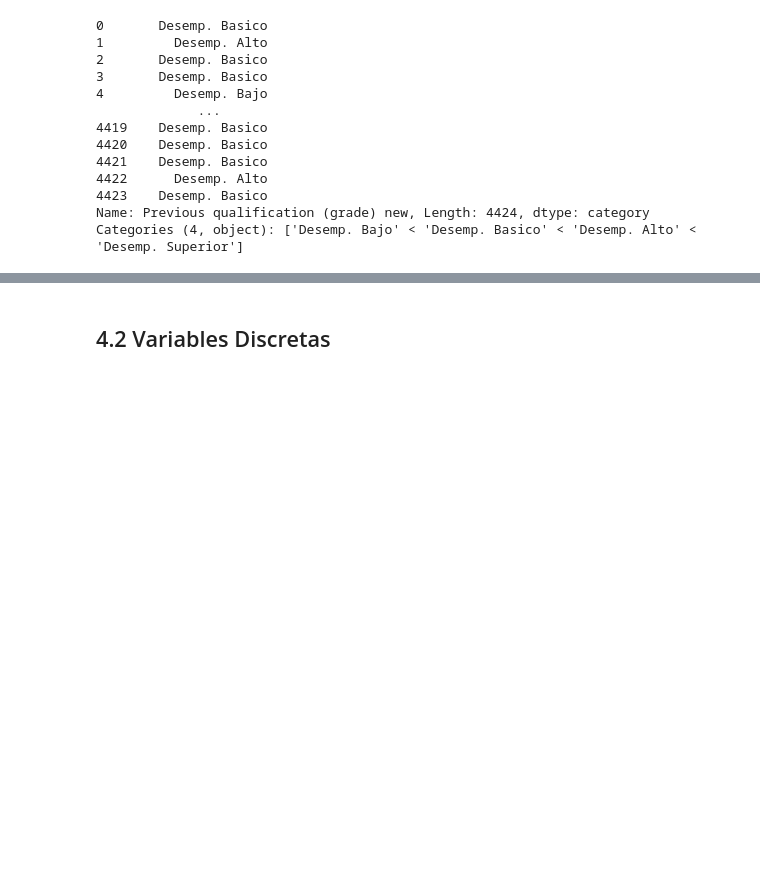
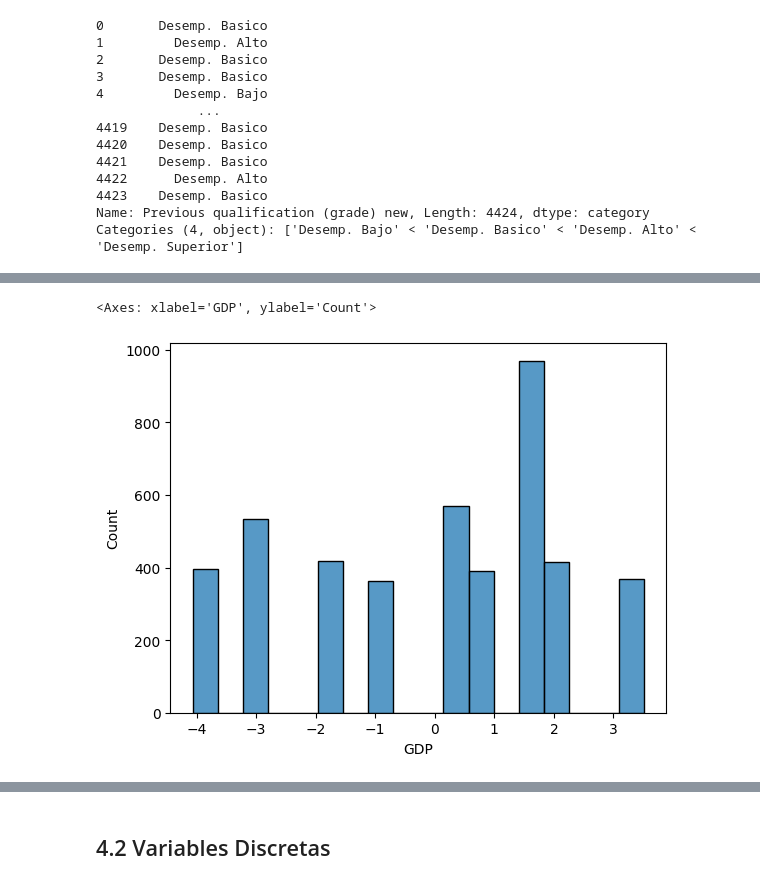
Before and after one commit to JeisonCamiloO/Proyecto-EDA, a Jupyter notebook: Exploracion Datos Proyecto.ipynb, the cells around one changed output, grey strips where cells are left out. Cells and saved outputs as stored; diff of their text form; code cells hidden in the pictures; blank space fills up the shorter version.

```diff
--- a/Exploracion Datos Proyecto.ipynb
+++ b/Exploracion Datos Proyecto.ipynb
@@ -466,0 +542,5 @@ Categories (4, object): ['Desemp. Bajo' < 'Desemp. Basico' < 'Desemp. Alto' < 'D
+# %%
+sns.histplot(df_new, x = "GDP")
+# %% [output]
+<Axes: xlabel='GDP', ylabel='Count'>
+[figure, added]
```
Also changed, not shown: parts of 14 cells of this notebook.
